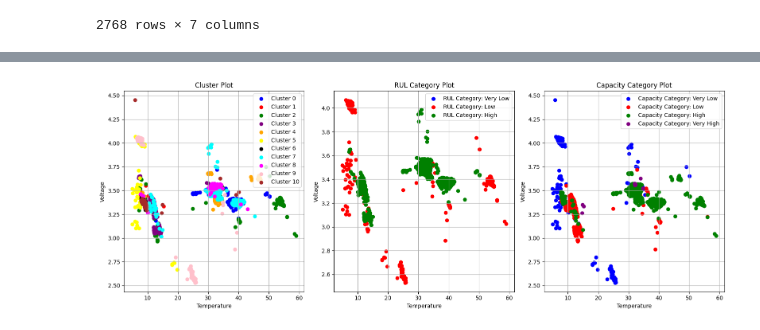
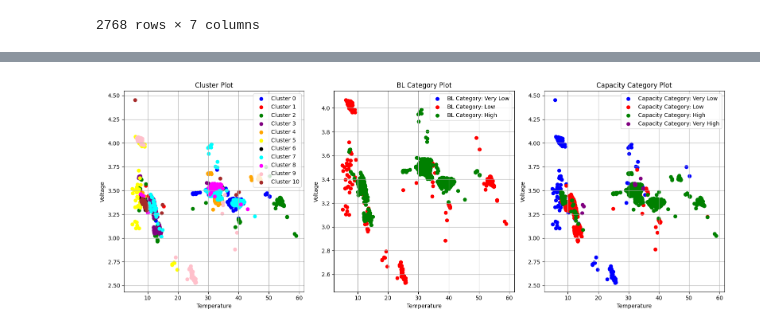
Before and after one commit to santhosh1299/lithium_ion_battery_discharge_prediction, a Jupyter notebook: Clustering-kmeans.ipynb, the cells around one changed output, grey strips where cells are left out. Cells and saved outputs as stored; diff of their text form; code cells hidden in the pictures.

```diff
--- a/Clustering-kmeans.ipynb
+++ b/Clustering-kmeans.ipynb
@@ -173,15 +172,15 @@ Very High      12
 Name: count, dtype: int64
 # %%
 # Determine min and max values of "RUL" column
-min_rul = df["RUL"].min()
-max_rul = df["RUL"].max()
+min_rul = df["BL"].min()
+max_rul = df["BL"].max()
 
 # Define the intervals and labels based on min and max values
 intervals = [min_rul - 1, 2000, 4000, max_rul]
 labels = ['Low', 'High', 'Very High']
 
 # Discretizing the "RUL" column
-df['RUL_category'] = pd.cut(df["RUL"], bins=intervals, labels=labels)
+df['BL_category'] = pd.cut(df["BL"], bins=intervals, labels=labels)
 # %%
 from sklearn.preprocessing import MinMaxScaler
 
@@ -243,7 +242,7 @@ df_norm= pd.DataFrame(normalized_data, columns=[
        'Temperature_measured_mean', 'Current_load_mean', 'Voltage_load_mean',])
 
 df_norm["Capacity_category"] = df["Capacity_category"]
-df_norm["RUL_category"] = df["RUL_category"]
+df_norm["BL_category"] = df["BL_category"]
 
 # Display the normalized DataFrame
 display(df_norm)
@@ -343,15 +342,15 @@ axes[0].legend()
 axes[0].grid(True)
 
 # Plot 2: Plot colored by RUL_Category
-rul_categories = ["Very Low",'Low','High']
+bl_categories = ["Very Low",'Low','High']
 # rul_categories = sorted(df['RUL_category'].unique())  # Sort legend labels alphabetically
-for rul_category, color in zip(rul_categories, colors):
-    axes[1].scatter(df[df['RUL_category'] == rul_category]['Temperature_measured_mean'],
-                    df[df['RUL_category'] == rul_category]['Voltage_measured_mean'],
-                    color=color, label=f'RUL Category: {rul_category}')
+for bl_category, color in zip(bl_categories, colors):
+    axes[1].scatter(df[df['BL_category'] == bl_category]['Temperature_measured_mean'],
+                    df[df['BL_category'] == bl_category]['Voltage_measured_mean'],
+                    color=color, label=f'BL Category: {bl_category}')
 axes[1].set_xlabel('Temperature')
 axes[1].set_ylabel('Voltage')
-axes[1].set_title('RUL Category Plot')
+axes[1].set_title('BL Category Plot')
 axes[1].legend()
 axes[1].grid(True)
 
@@ -375,3 +374,6 @@ plt.show()
+# %%
+df_norm = df_norm[['Voltage_measured_mean', 'Current_measured_mean',
+       'Temperature_measured_mean', 'Current_load_mean', 'Voltage_load_mean']]
 # %%
 import pandas as pd
 import numpy as np
@@ -482,40 +485,40 @@ for cluster in sorted(df['cluster_label'].unique()):  # Sort legend labels alpha
                     color=colors[cluster], label=f'Cluster {cluster}')
 axes[0].set_xlabel('Temperature')
 axes[0].set_ylabel('Voltage')
 axes[0].set_title('Cluster Plot')
 axes[0].legend()
 axes[0].grid(True)
 
 # Plot 2: Plot colored by RUL_Category
-rul_categories = ["Very Low",'Low','High']
+bl_categories = ["Very Low",'Low','High']
 # rul_categories = sorted(df['RUL_category'].unique())  # Sort legend labels alphabetically
-for rul_category, color in zip(rul_categories, colors):
-    axes[1].scatter(df[df['RUL_category'] == rul_category]['Temperature_measured_mean'],
-                    df[df['RUL_category'] == rul_category]['Voltage_measured_mean'],
-                    color=color, label=f'RUL Category: {rul_category}')
+for bl_category, color in zip(bl_categories, colors):
+    axes[1].scatter(df[df['BL_category'] == bl_category]['Temperature_measured_mean'],
+                    df[df['BL_category'] == bl_category]['Voltage_measured_mean'],
+                    color=color, label=f'BL Category: {bl_category}')
 axes[1].set_xlabel('Temperature')
 axes[1].set_ylabel('Voltage')
-axes[1].set_title('RUL Category Plot')
+axes[1].set_title('BL Category Plot')
 axes[1].legend()
 axes[1].grid(True)
 
 # Plot 3: Plot colored by Capacity_Category
 capacity_categories = [ 'Very Low', 'Low','High', 'Very High']
 # capacity_categories = sorted(df['Capacity_category'].unique())  # Sort legend labels alphabetically
 for capacity_category, color in zip(capacity_categories, colors):
     axes[2].scatter(df[df['Capacity_category'] == capacity_category]['Temperature_measured_mean'],
                     df[df['Capacity_category'] == capacity_category]['Voltage_measured_mean'],
                     color=color, label=f'Capacity Category: {capacity_category}')
 axes[2].set_xlabel('Temperature')
 axes[2].set_ylabel('Voltage')
 axes[2].set_title('Capacity Category Plot')
 axes[2].legend()
 axes[2].grid(True)
 
 plt.tight_layout()
 plt.show()
 # %% [output]
-[figure, old version]
+[figure, new version]
 # %%
 import pandas as pd
 import plotly.express as px
```
Also changed, not shown: parts of 14 cells of this notebook, 7 other files.
